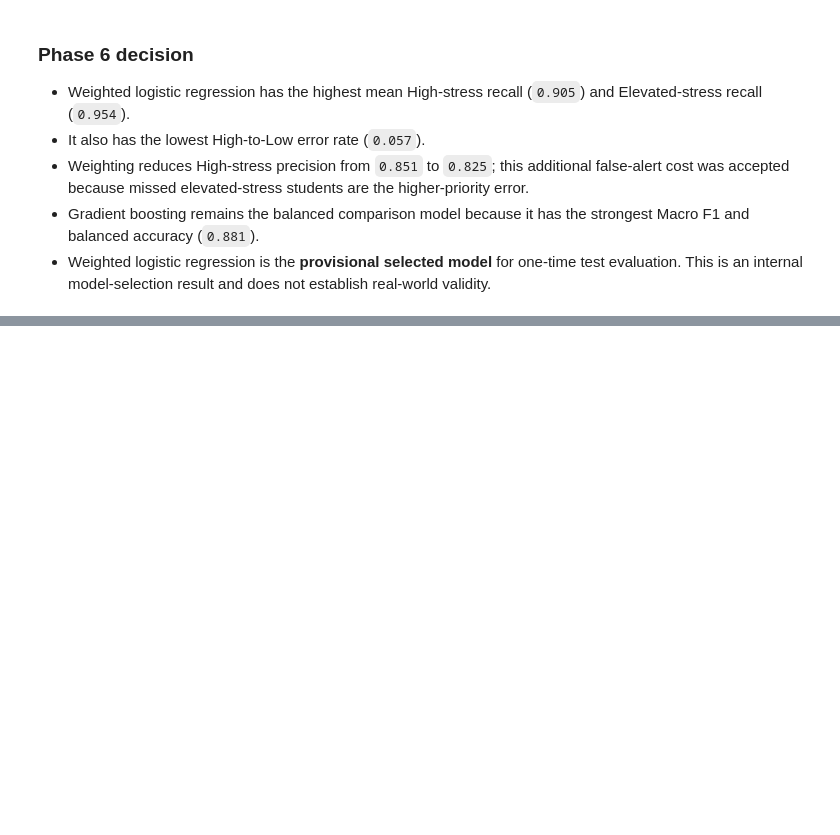
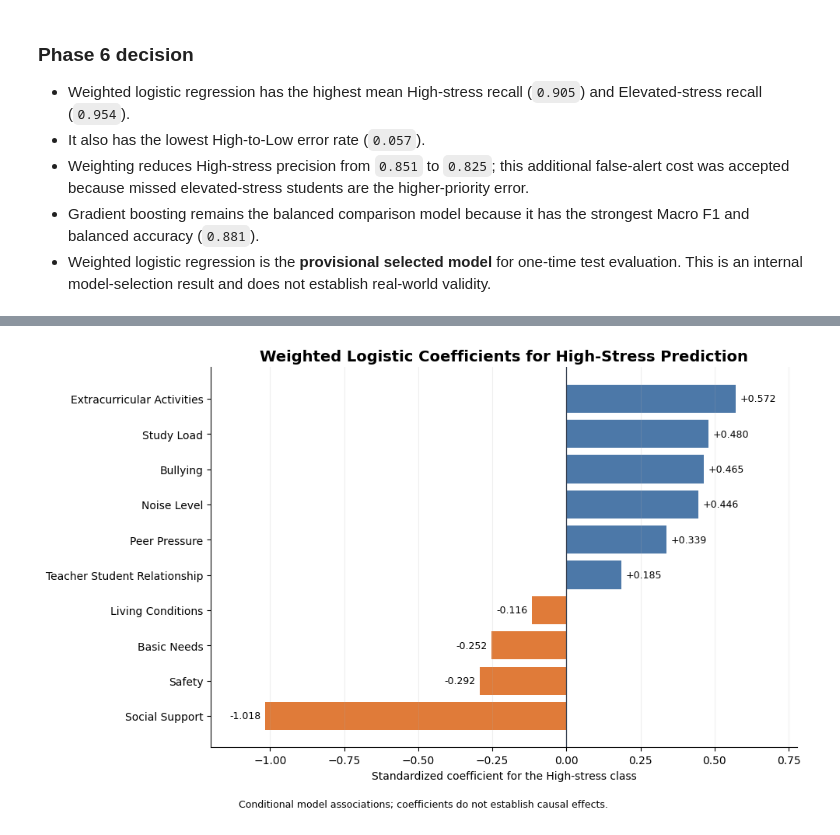
Before and after one commit to ShayanNajafian/academic-stress-research, a Jupyter notebook: notebooks/modeling.ipynb, the cells around one changed output, grey strips where cells are left out. Drawn from its saved outputs; the diff is of its cells as text; code cells hidden in the pictures; blank space fills up the shorter version.

Commit message:
feat: evaluate and interpret selected model

```diff
--- a/notebooks/modeling.ipynb
+++ b/notebooks/modeling.ipynb
@@ -733,0 +935,53 @@ plt.show()
+# %%
+coefficient_labels = (
+    high_class_coefficients["Feature"]
+    .str.replace("_", " ")
+    .str.title()
+)
+coefficient_colors = [
+    "#4C78A8" if value > 0 else "#E07B39"
+    for value in high_class_coefficients["Coefficient"]
+]
+
+coefficient_fig, ax = plt.subplots(figsize=(10, 6.1))
+bars = ax.barh(
+    coefficient_labels,
+    high_class_coefficients["Coefficient"],
+    color=coefficient_colors,
+)
+ax.axvline(0, color="#374151", linewidth=0.9)
+ax.bar_label(
+    bars,
+    labels=[
+        f"{value:+.3f}"
+        for value in high_class_coefficients["Coefficient"]
+    ],
+    padding=4,
+    fontsize=9,
+)
+ax.set_xlim(-1.20, 0.78)
+ax.set_xlabel("Standardized coefficient for the High-stress class")
+ax.set_title(
+    "Weighted Logistic Coefficients for High-Stress Prediction",
+    fontsize=14,
+    fontweight="bold",
+)
+ax.grid(axis="x", alpha=0.2)
+ax.spines["top"].set_visible(False)
+ax.spines["right"].set_visible(False)
+coefficient_fig.text(
+    0.5,
+    0.01,
+    "Conditional model associations; coefficients do not establish causal effects.",
+    ha="center",
+    fontsize=9,
+)
+coefficient_fig.tight_layout(rect=[0, 0.04, 1, 1])
+
+coefficient_output = (
+    FIGURES_DIR / "weighted-logistic-high-class-coefficients.png"
+)
+coefficient_fig.savefig(coefficient_output, dpi=300, bbox_inches="tight")
+plt.show()
+# %% [output]
+[figure, added]
```
Also changed, not shown: parts of 10 cells of this notebook, 2 other files.
